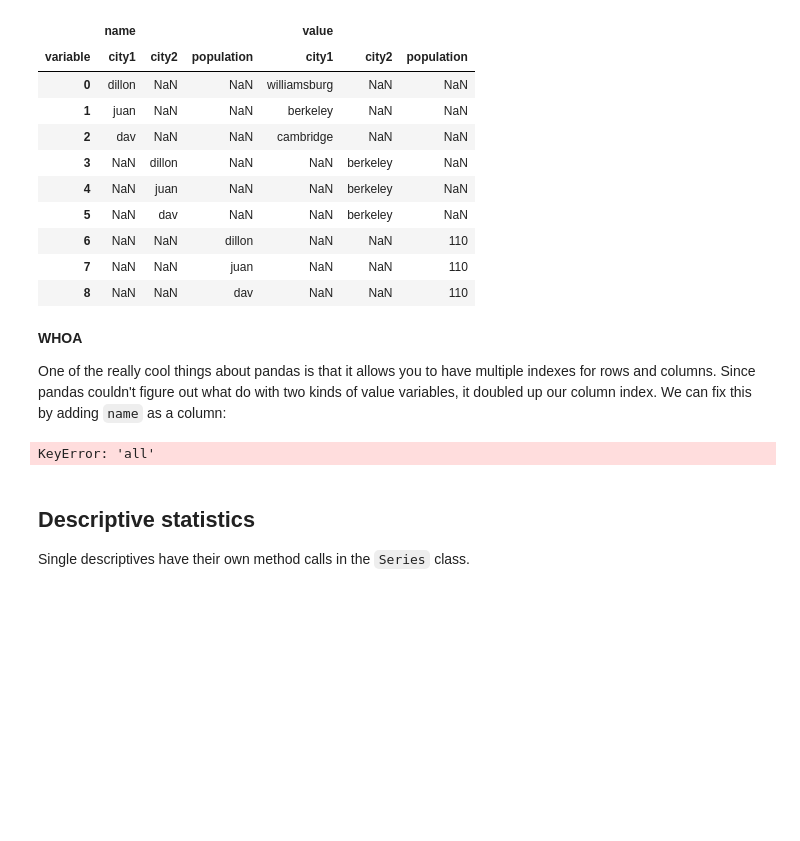
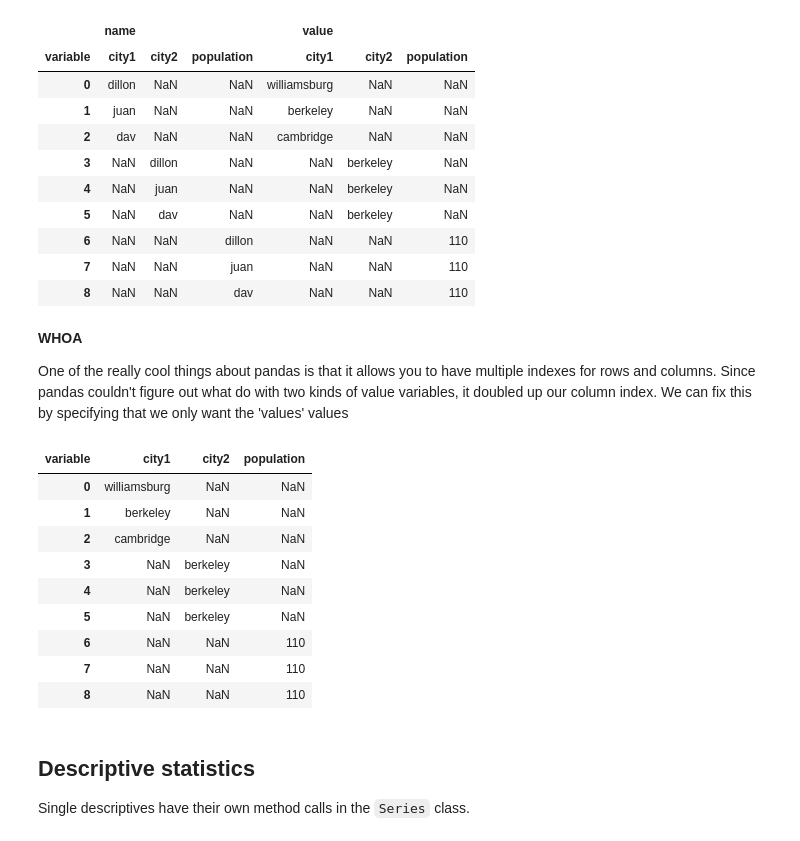
Before and after one commit to dlab-berkeley/python-for-everything, a Jupyter notebook: instructor/day_three.ipynb, the cells around one changed output. Saved outputs shown, nothing was run; the diff lists cells and outputs as text; code cells hidden in the pictures; blank space fills up the shorter version.

```diff
--- a/instructor/day_three.ipynb
+++ b/instructor/day_three.ipynb
@@ -672,11 +672,20 @@ long_table.pivot(columns='variable')
 # %% [markdown]
 **WHOA**
 
-One of the really cool things about pandas is that it allows you to have multiple indexes for rows and columns. Since pandas couldn't figure out what do with two kinds of value variables, it doubled up our column index. We can fix this by adding `name` as a column:
+One of the really cool things about pandas is that it allows you to have multiple indexes for rows and columns. Since pandas couldn't figure out what do with two kinds of value variables, it doubled up our column index. We can fix this by specifying that we only want the 'values' values
 # %%
-long_table.pivot(columns='', values='value')
+long_table.pivot(columns='variable', values='value')
 # %% [output]
-KeyError: 'all'
+| variable | city1 | city2 | population |
+| 0 | williamsburg | NaN | NaN |
+| 1 | berkeley | NaN | NaN |
+| 2 | cambridge | NaN | NaN |
+| 3 | NaN | berkeley | NaN |
+| 4 | NaN | berkeley | NaN |
+| 5 | NaN | berkeley | NaN |
+| 6 | NaN | NaN | 110 |
+| 7 | NaN | NaN | 110 |
+| 8 | NaN | NaN | 110 |
 # %% [markdown]
 ## Descriptive statistics
 
```
